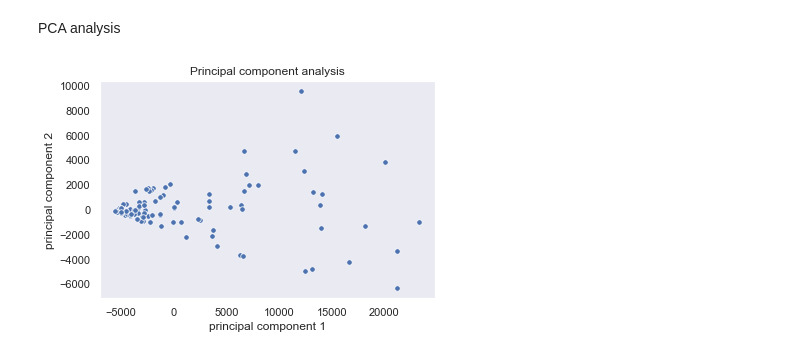
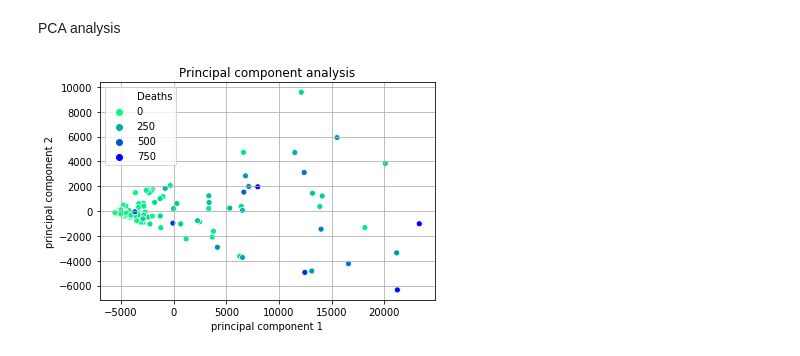
Before and after one commit to liger1apwm/Covid-data-analysis, a Jupyter notebook: covid_data_analysis.ipynb, the cells around one changed output. Drawn from its saved outputs; the diff is of its cells as text; code cells hidden in the pictures.

Commit message:
milestone 3 code Violin plot and PCA

```diff
--- a/covid_data_analysis.ipynb
+++ b/covid_data_analysis.ipynb
@@ -462,23 +467,23 @@ PCA analysis
 # %%
 
 features=['Confirmed','Deaths','Recovered','Active','New cases','New deaths','New recovered']
 
 # Separating out the features
 x = covid_data2.loc[:, features].values
 # Separating out the target
 #y = df.loc[:,['target']].values
 # Standardizing the features
 #x = StandardScaler().fit_transform(x)
 pca = PCA(n_components=2)
 principalComponents = pca.fit_transform(x)
 principalDf = pd.DataFrame(data = principalComponents
              , columns = ['principal component 1', 'principal component 2'])
 
+principalDf["Deaths"] = covid_data2["Deaths"]
+image = sns.scatterplot(x="principal component 1", y="principal component 2",palette='winter_r',hue="Deaths", data=principalDf)
 
-image = sns.scatterplot(x="principal component 1", y="principal component 2", data=principalDf,s=30,palette='Greys_r', alpha=1)
-
-# sns.set_palette('gray')
+# sns.set_palette('Blues')
 plt.title("Principal component analysis")
 plt.grid()
 # %% [output]
-[figure, old version]
+[figure, new version]
```
Also changed, not shown: parts of 1 cell of this notebook, 2 other files.
